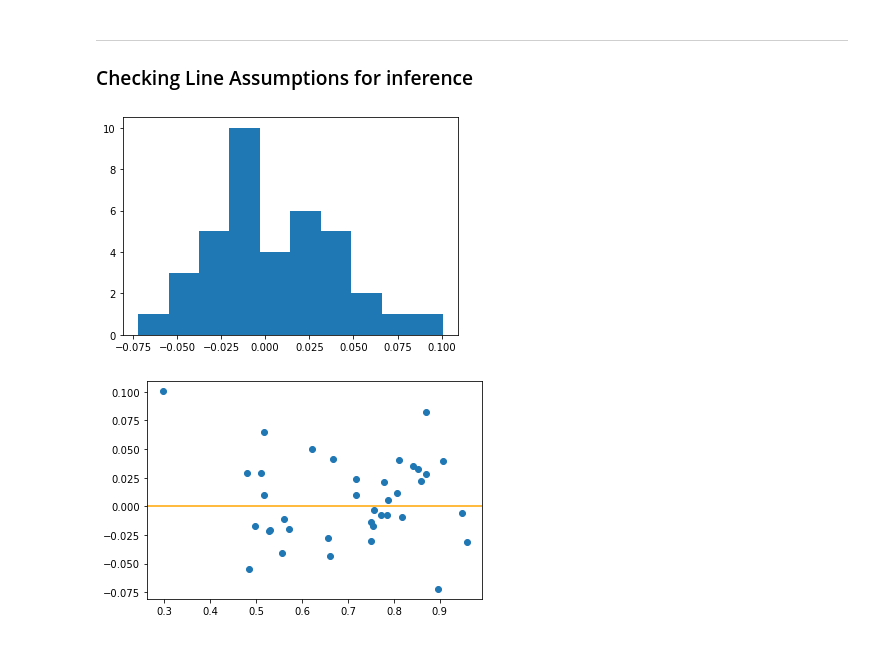
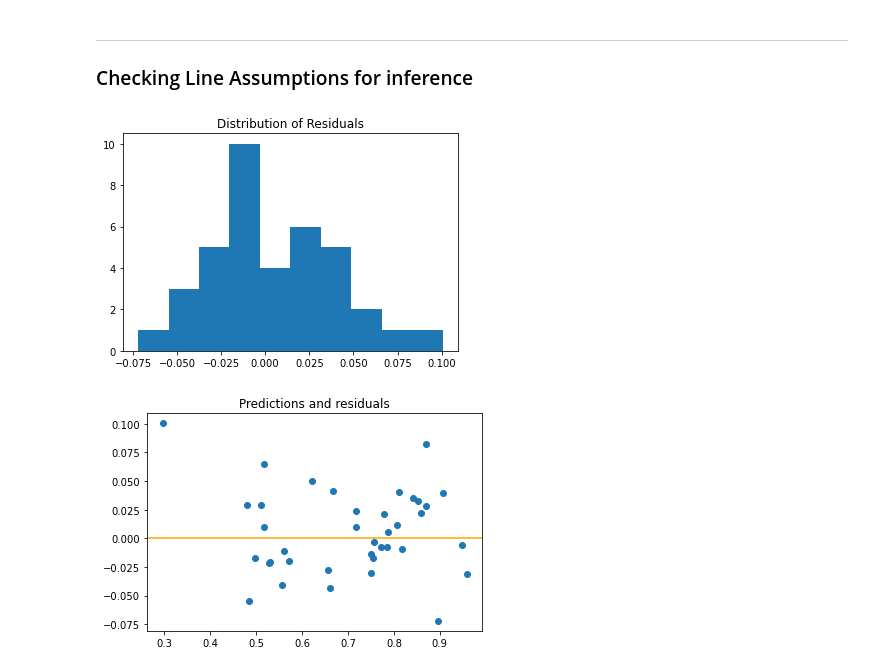
Before and after one commit to pemurp19/Predicting-HDI---Human-Development-Indicators, a Jupyter notebook: code/linear_regression.ipynb, the cells around one changed output. Cells and saved outputs as stored; diff of their text form; code cells hidden in the pictures.

```diff
--- a/code/linear_regression.ipynb
+++ b/code/linear_regression.ipynb
@@ -369,6 +369,11 @@ residuals = y_test - y_preds
 # I assumption: true by assumption
 # %%
 # Normality assumption
+
+plt.figure()
+plt.title('Distribution of Residuals')
 plt.hist(residuals, bins = 10);
+plt.savefig('../images/res_dist.png', transparent=True, bbox_inches='tight')
+plt.show()
 # %% [output]
-[figure, old version]
+[figure, new version]
@@ -375,7 +383,11 @@ plt.hist(residuals, bins = 10);
 # %%
 # E - Equal variances (of residuals - AKA Homoscedasticity)
 # Let's plot our residuals - check the L and E assumptions
+plt.figure()
 plt.scatter(y_preds, residuals)
+plt.title('Predictions and residuals')
 plt.axhline(0, color = 'orange');
+plt.savefig('../images/res_var.png', transparent=True, bbox_inches='tight')
+plt.show()
 # %% [output]
-[figure, old version]
+[figure, new version]
```
Also changed, not shown: parts of 9 cells of this notebook, 3 other files.
